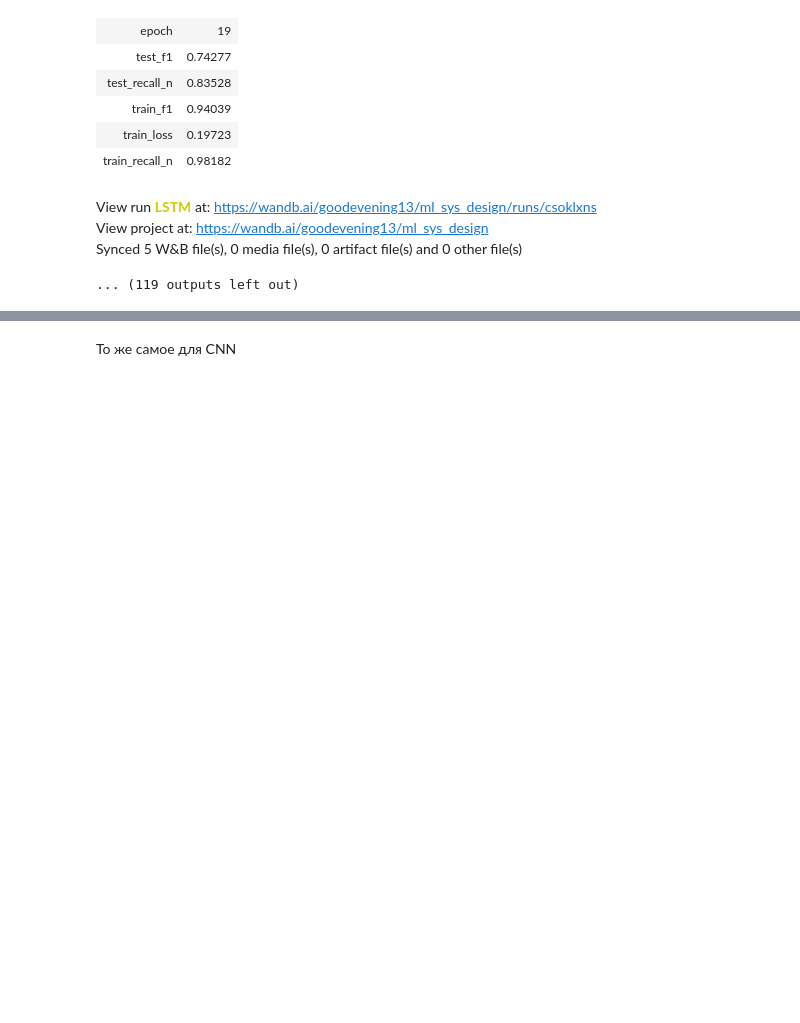
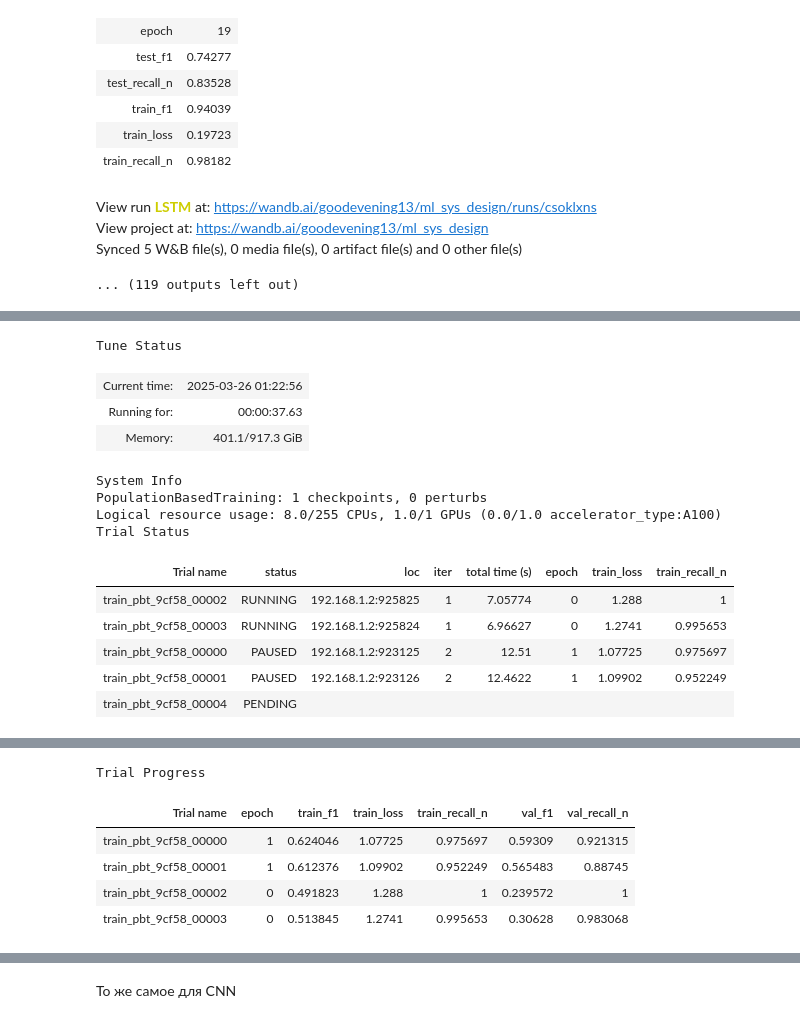
Before and after one commit to goodevening13/last_hse, a Jupyter notebook: hw_2.ipynb, the cells around one changed output, grey strips where cells are left out. Saved outputs shown, nothing was run; the diff lists cells and outputs as text; code cells hidden in the pictures; blank space fills up the shorter version.

```diff
--- a/hw_2.ipynb
+++ b/hw_2.ipynb
@@ -407,0 +310,58 @@ View run at https://wandb.ai/goodevening13/ml_sys_design/runs/j1hjjair
+# %%
+import torch.optim as optim
+
+
+def train_pbt(config):
+    model = Baseline(embed_dim=64, hidden_size=64, output_size=7, use_rnn=False, num_layers=1, dropout=config["dropout"]).to(device)
+    criterion = nn.CrossEntropyLoss(ignore_index=-1)
+    optimizer = optim.RMSprop(model.parameters(), lr=config["lr"])
+
+    for epoch in range(20):
+        model.train()
+        running_loss = 0.0
+        for i, (inputs, labels, extra, lengths) in enumerate(train_loader):
+            inputs, labels = inputs.to(device), labels.to(device)
+            outputs = model(inputs, lengths)
+            loss = criterion(outputs, labels)
+            loss.backward()
+            optimizer.step()
+            running_loss += loss.item()
+        model.eval()
+        val_f1, val_recall_n = calculate_metrics(test_loader, model, device, 1, 7, pretrained=False)
+        train_f1, train_recall_n = calculate_metrics(train_loader, model, device, 1, 7, pretrained=False)
+        tune.report({
+            "epoch": float(epoch),
+            "train_loss": float(running_loss / len(train_loader)),
+            "train_recall_n": float(train_recall_n),
+            "train_f1": float(train_f1),
+            "val_recall_n": float(val_recall_n),
+            "val_f1": float(val_f1),
+        })
+
+
+
+pbt_scheduler = PopulationBasedTraining(
+    time_attr="training_iteration",
+    metric="val_f1",
+    mode="max",
+    perturbation_interval=2,
+    hyperparam_mutations={
+        "lr": tune.loguniform(1e-5, 1e-3),
+        "dropout": tune.uniform(0.1, 0.5),
+    }
+)
+
+tune.run(
+    train_pbt,
+    config={
+        "lr": 1e-4,
+        "dropout": 0.3,
+    },
+    scheduler=pbt_scheduler,
+    num_samples=5,
+    resources_per_trial={
+        "cpu": 4,
+        "gpu": 0.5 if torch.cuda.is_available() else 0
+    }
+)
+# %% [output]
@@ -407,0 +371,14 @@ View run at https://wandb.ai/goodevening13/ml_sys_design/runs/j1hjjair
+Tune Status
+| Current time: | 2025-03-26 01:22:56 |
+| Running for: | 00:00:37.63 |
+| Memory: | 401.1/917.3 GiB |
+System Info
+PopulationBasedTraining: 1 checkpoints, 0 perturbs
+Logical resource usage: 8.0/255 CPUs, 1.0/1 GPUs (0.0/1.0 accelerator_type:A100)
+Trial Status
+| Trial name | status | loc | iter | total time (s) | epoch | train_loss | train_recall_n |
+| train_pbt_9cf58_00002 | RUNNING | 192.168.1.2:925825 | 1 | 7.05774 | 0 | 1.288 | 1 |
+| train_pbt_9cf58_00003 | RUNNING | 192.168.1.2:925824 | 1 | 6.96627 | 0 | 1.2741 | 0.995653 |
+| train_pbt_9cf58_00000 | PAUSED | 192.168.1.2:923125 | 2 | 12.51 | 1 | 1.07725 | 0.975697 |
+| train_pbt_9cf58_00001 | PAUSED | 192.168.1.2:923126 | 2 | 12.4622 | 1 | 1.09902 | 0.952249 |
+| train_pbt_9cf58_00004 | PENDING |  |  |  |  |  |  |
@@ -407,0 +390,6 @@ View run at https://wandb.ai/goodevening13/ml_sys_design/runs/j1hjjair
+Trial Progress
+| Trial name | epoch | train_f1 | train_loss | train_recall_n | val_f1 | val_recall_n |
+| train_pbt_9cf58_00000 | 1 | 0.624046 | 1.07725 | 0.975697 | 0.59309 | 0.921315 |
+| train_pbt_9cf58_00001 | 1 | 0.612376 | 1.09902 | 0.952249 | 0.565483 | 0.88745 |
+| train_pbt_9cf58_00002 | 0 | 0.491823 | 1.288 | 1 | 0.239572 | 1 |
+| train_pbt_9cf58_00003 | 0 | 0.513845 | 1.2741 | 0.995653 | 0.30628 | 0.983068 |
```
Also changed, not shown: parts of 12 cells of this notebook, 1 other file.
